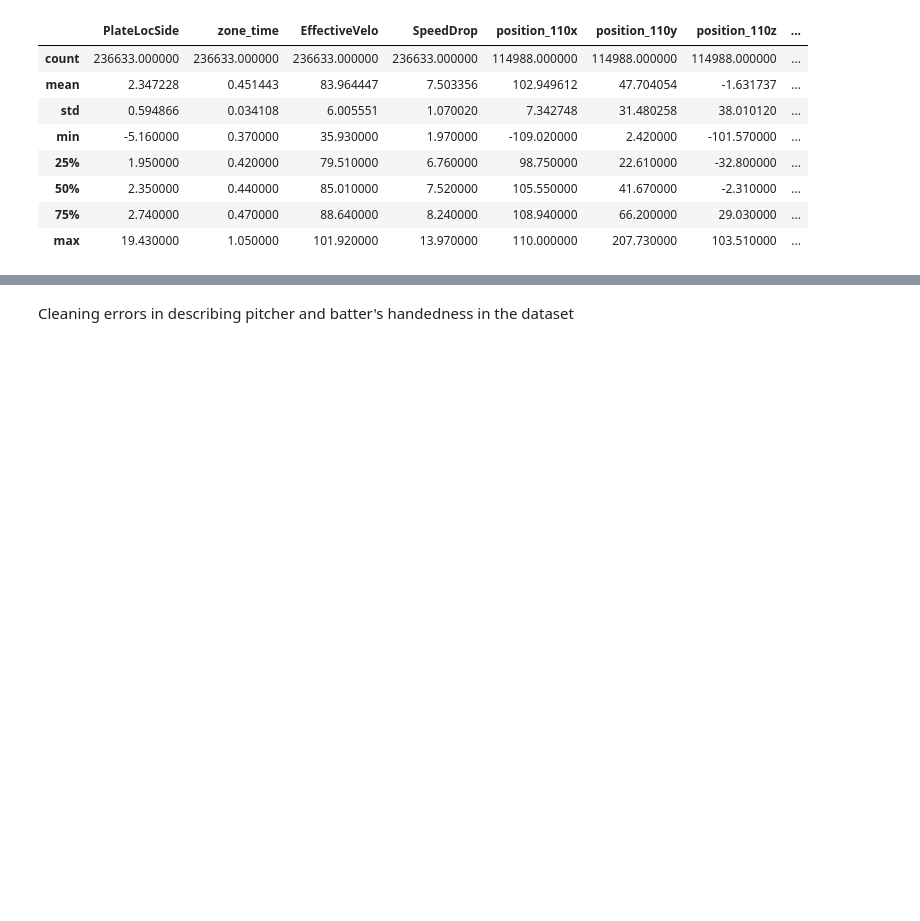
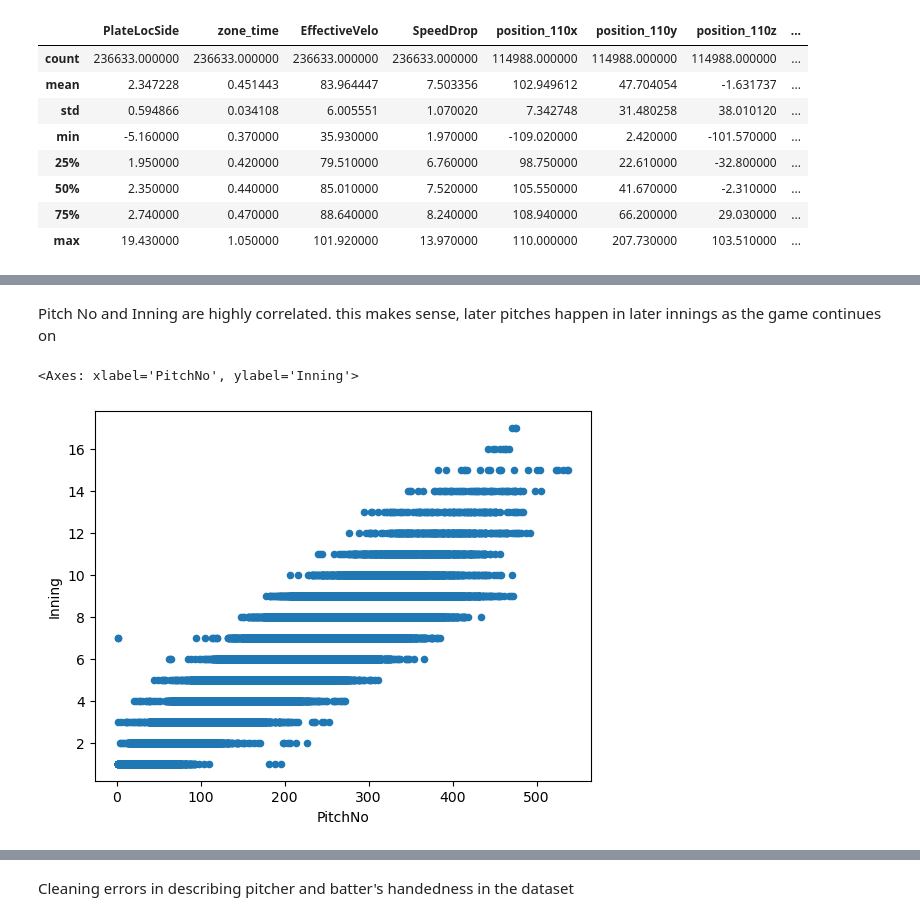
Before and after one commit to sanakohli/ml-project, a Jupyter notebook: ML_notebook.ipynb, the cells around one changed output, grey strips where cells are left out. Drawn from its saved outputs; the diff is of its cells as text; code cells hidden in the pictures; blank space fills up the shorter version.

```diff
--- a/ML_notebook.ipynb
+++ b/ML_notebook.ipynb
@@ -244,0 +236,7 @@ df.iloc[:,30:].describe(include="all")
+# %% [markdown]
+Pitch No and Inning are highly correlated. this makes sense, later pitches happen in later innings as the game continues on
+# %%
+df.plot.scatter(x='PitchNo', y='Inning')
+# %% [output]
+<Axes: xlabel='PitchNo', ylabel='Inning'>
+[figure, added]
```
Also changed, not shown: parts of 58 cells of this notebook.
